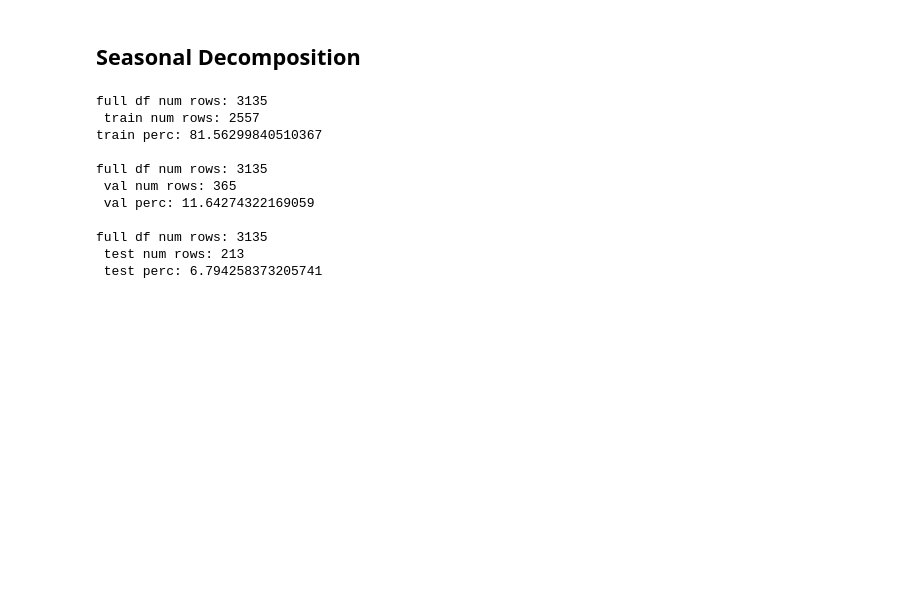
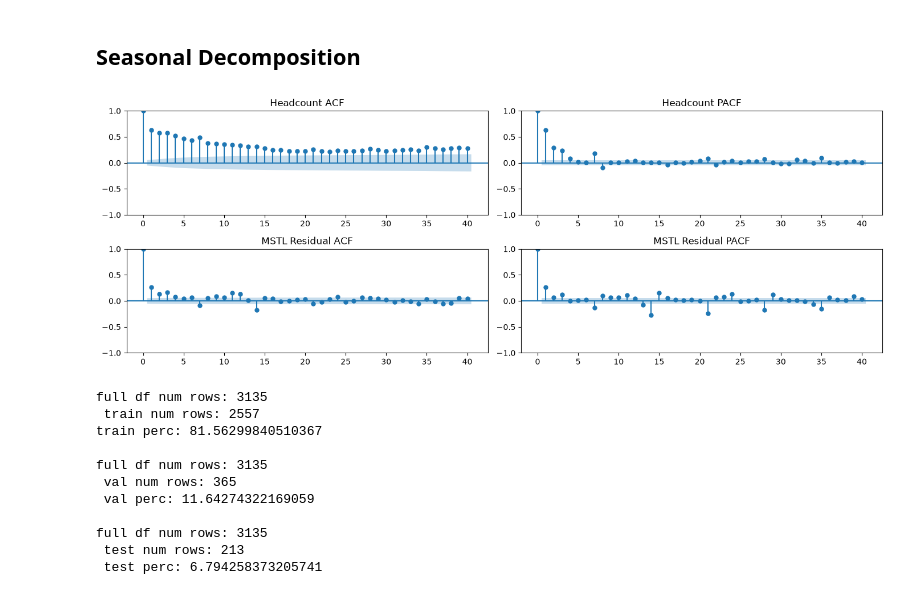
Before and after one commit to Keiren-b/tours, a Jupyter notebook: notebooks/01_eda.ipynb, the cells around one changed output. Drawn from its saved outputs; the diff is of its cells as text; code cells hidden in the pictures; blank space fills up the shorter version.

```diff
--- a/notebooks/01_eda.ipynb
+++ b/notebooks/01_eda.ipynb
@@ -148 +156,41 @@ fig.update_layout(height=700, width=1000, title_text = "Yearly Seasonality")
 fig.show()
+# %%
+# post_covid_df.loc[post_covid_df["xmas_flag"], "headcount"] = np.nan
+# post_covid_df["headcount"] = post_covid_df["headcount"].ffill()
+
+mstl_result = MSTL(post_covid_df["headcount"], periods=(7,365)).fit()
+mstl_result.seasonal["seasonal_7"]
+
+fig = make_subplots(rows=5, cols=1, shared_xaxes=True,
+                     subplot_titles=("Headcount", "Trend", "Seasonal (7)", "Seasonal (365)", "Residual"))
+
+fig.add_trace(go.Scatter(x=post_covid_df.index, y=post_covid_df["headcount"] , name="Headcount"), row=1, col=1)
+fig.add_trace(go.Scatter(x=mstl_result.trend.index, y=mstl_result.trend, name="Trend"), row=2, col=1)
+fig.add_trace(go.Scatter(x=mstl_result.seasonal.index, y=mstl_result.seasonal["seasonal_7"], name="Seasonal 7"), row=3, col=1)
+fig.add_trace(go.Scatter(x=mstl_result.seasonal.index, y=mstl_result.seasonal["seasonal_365"], name="Seasonal 365"), row=4, col=1)
+fig.add_trace(go.Scatter(x=mstl_result.resid.index, y=mstl_result.resid, name="Residual"), row=5, col=1)
+
+fig.update_layout(height=1200, width=1000, title_text = "MSTL Seasonality Post Covid")
+fig.update_xaxes(showticklabels=True)
+fig.show()
+# %%
+import matplotlib.pyplot as plt
+
+fig, axes = plt.subplots(2, 2, figsize=(14, 5))
+
+plot_acf(post_covid_df["headcount"].dropna(), lags=40, ax=axes[0][0])
+axes[0][0].set_title("Headcount ACF")
+
+plot_pacf(post_covid_df["headcount"].dropna(), lags=40, method="ywm", ax=axes[0][1])
+axes[0][1].set_title("Headcount PACF")
+
+plot_acf(mstl_result.resid.dropna(), lags=40, ax=axes[1][0])
+axes[1][0].set_title("MSTL Residual ACF")
+
+plot_pacf(mstl_result.resid.dropna(), lags=40, method="ywm", ax=axes[1][1])
+axes[1][1].set_title("MSTL Residual PACF")
+
+plt.tight_layout()
+plt.show()
+# %% [output]
+[figure, added]
```
Also changed, not shown: parts of 24 cells of this notebook, 4 other files.
